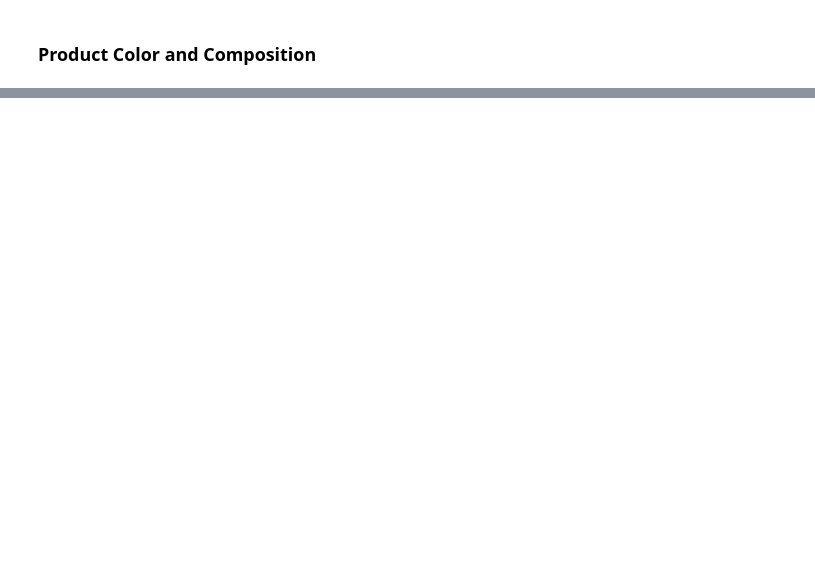
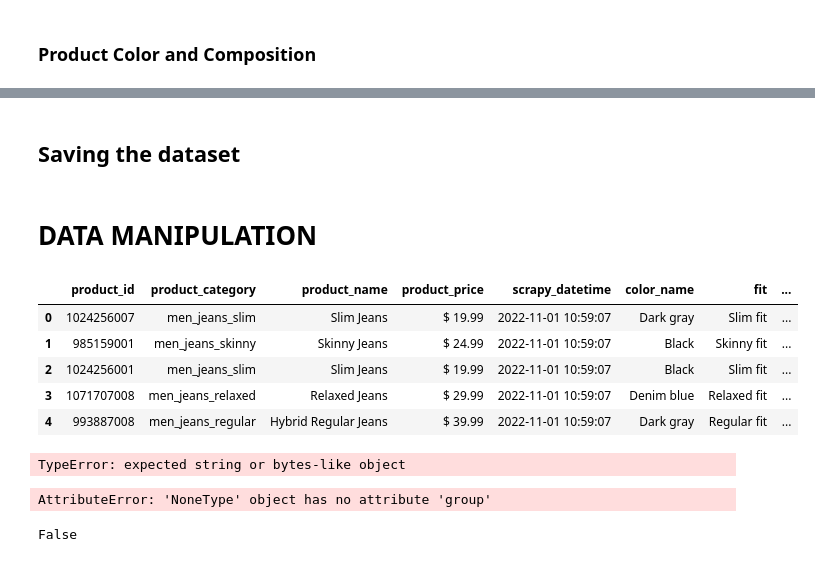
Before and after one commit to matheusventurads/webscraping-for-clothing-businenss, a Jupyter notebook: 1.0-mv-data-collection.ipynb, the cells around one changed output, grey strips where cells are left out. Saved outputs shown, nothing was run; the diff lists cells and outputs as text; code cells hidden in the pictures; blank space fills up the shorter version.

Commit message:
initial data manipulation

```diff
--- a/1.0-mv-data-collection.ipynb
+++ b/1.0-mv-data-collection.ipynb
@@ -156,0 +160,2 @@ data
+# %% [markdown]
+## Saving the dataset
@@ -156,0 +164,44 @@ data
+# %% [markdown]
+# DATA MANIPULATION
+# %%
+data = pd.read_csv('data_hm.csv')
+# %%
+data.head()
+# %% [output]
+|  | product_id | product_category | product_name | product_price | scrapy_datetime | color_name | fit | ... |
+| 0 | 1024256007 | men_jeans_slim | Slim Jeans | $ 19.99 | 2022-11-01 10:59:07 | Dark gray | Slim fit | ... |
+| 1 | 985159001 | men_jeans_skinny | Skinny Jeans | $ 24.99 | 2022-11-01 10:59:07 | Black | Skinny fit | ... |
+| 2 | 1024256001 | men_jeans_slim | Slim Jeans | $ 19.99 | 2022-11-01 10:59:07 | Black | Slim fit | ... |
+| 3 | 1071707008 | men_jeans_relaxed | Relaxed Jeans | $ 29.99 | 2022-11-01 10:59:07 | Denim blue | Relaxed fit | ... |
+| 4 | 993887008 | men_jeans_regular | Hybrid Regular Jeans | $ 39.99 | 2022-11-01 10:59:07 | Dark gray | Regular fit | ... |
+# %%
+# product_name
+data['product_name'] = data['product_name'].apply(lambda x: x.replace(' ', '_').lower())
+
+# product_price
+data['product_price'] = data['product_price'].apply(lambda x: x.replace ('$ ', '')).astype(float)
+
+# scrapy_datetime
+data['scrapy_datetime'] = pd.to_datetime(data['scrapy_datetime'], format='%Y-%m-%d %H:%M:%S')
+
+# color_name
+data['color_name'] = data['color_name'].apply(lambda x: x.replace(' ', '_').lower())
+
+# Fit
+data['fit'] = data['fit'].apply(lambda x: x.replace(' ', '_').replace('/', '_').lower())
+
+# size
+data['inner_leg_length'] = data['size'].apply(lambda x: re.search('Length: (\d+\.\d)', x).group(1)
+                                              if (pd.notnull(x) & re.search('Length: (\d+\.\d)', x)) else x)
+# Composition
+# Additional material information
+# %% [output]
+TypeError: expected string or bytes-like object
+# %%
+re.search('Circumference: (\d+\.\d)', data.loc[3, 'size']).group(1)
+# %% [output]
+AttributeError: 'NoneType' object has no attribute 'group'
+# %%
+pd.notna(data.loc[2, 'size'])
+# %% [output]
+False
```
Also changed, not shown: parts of 4 cells of this notebook.
